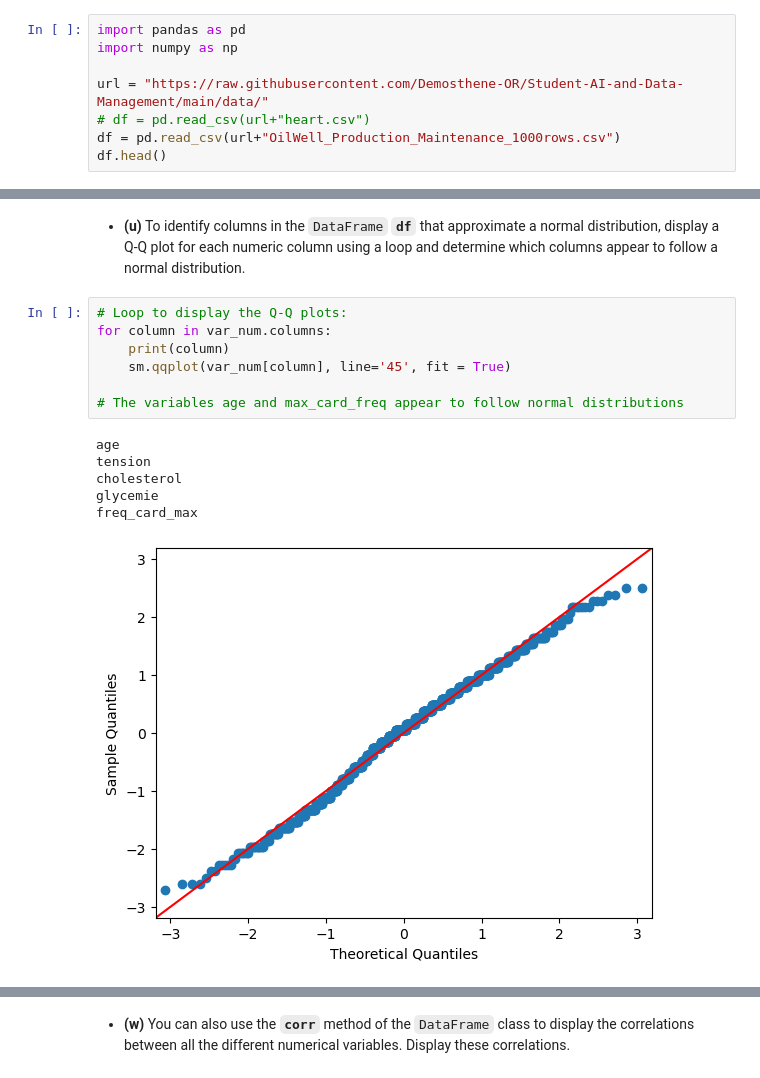
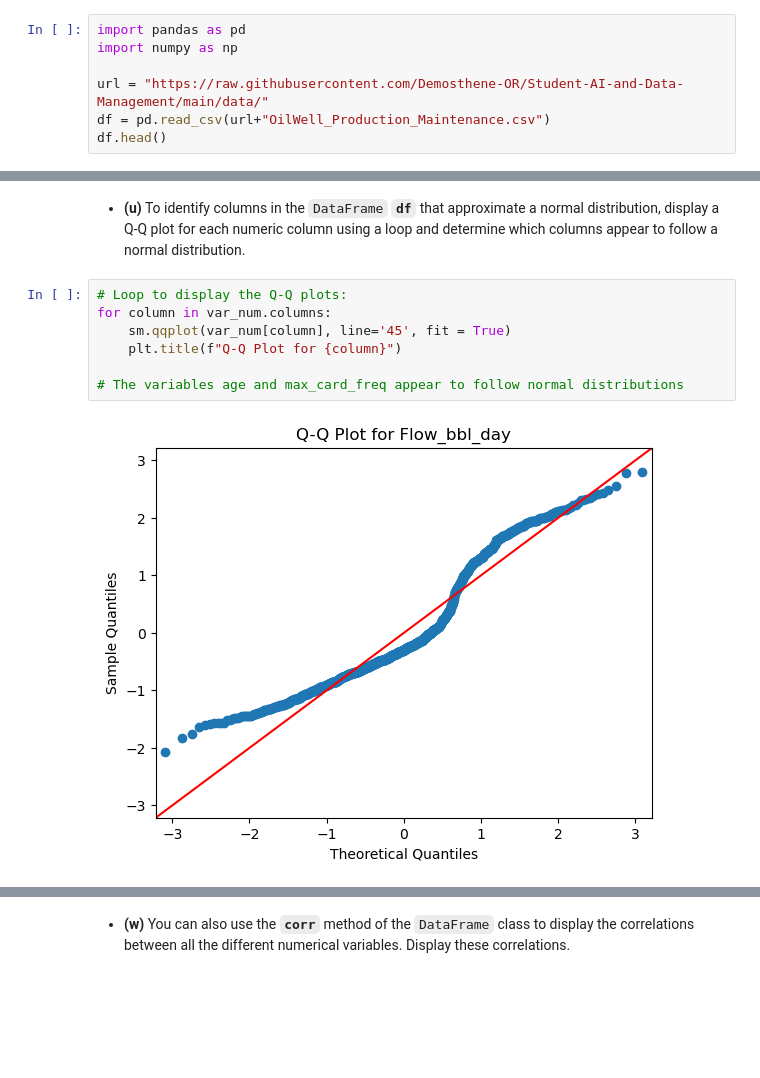
Before and after one commit to Demosthene-OR/Student-AI-and-Data-Management, a Jupyter notebook: 01_analysis_num_variables_oil_en.ipynb, the cells around one changed output, grey strips where cells are left out. Cells and saved outputs as stored; diff of their text form; blank space fills up the shorter version.

```diff
--- a/01_analysis_num_variables_oil_en.ipynb
+++ b/01_analysis_num_variables_oil_en.ipynb
@@ -46,8 +57,7 @@ import pandas as pd
 import numpy as np
 
 url = "https://raw.githubusercontent.com/Demosthene-OR/Student-AI-and-Data-Management/main/data/"
-# df = pd.read_csv(url+"heart.csv")
-df = pd.read_csv(url+"OilWell_Production_Maintenance_1000rows.csv")
+df = pd.read_csv(url+"OilWell_Production_Maintenance.csv")
 df.head()
 # %% [output]
 |  | Date | Well_ID | Flow_bbl_day | Pressure_bar | Temperature_C | Vibration_level | Maintenance_done | ... |
@@ -536,14 +553,9 @@ var_num = df.select_dtypes(include = ['int', 'float'])
 # %%
 # Loop to display the Q-Q plots:
 for column in var_num.columns:
-    print(column)
     sm.qqplot(var_num[column], line='45', fit = True)
+    plt.title(f"Q-Q Plot for {column}")
 
 # The variables age and max_card_freq appear to follow normal distributions
 # %% [output]
-age
-tension
-cholesterol
-glycemie
-freq_card_max
-[figure, old version]
+[figure, new version]
```
Also changed, not shown: parts of 18 cells of this notebook, 1 other file.
